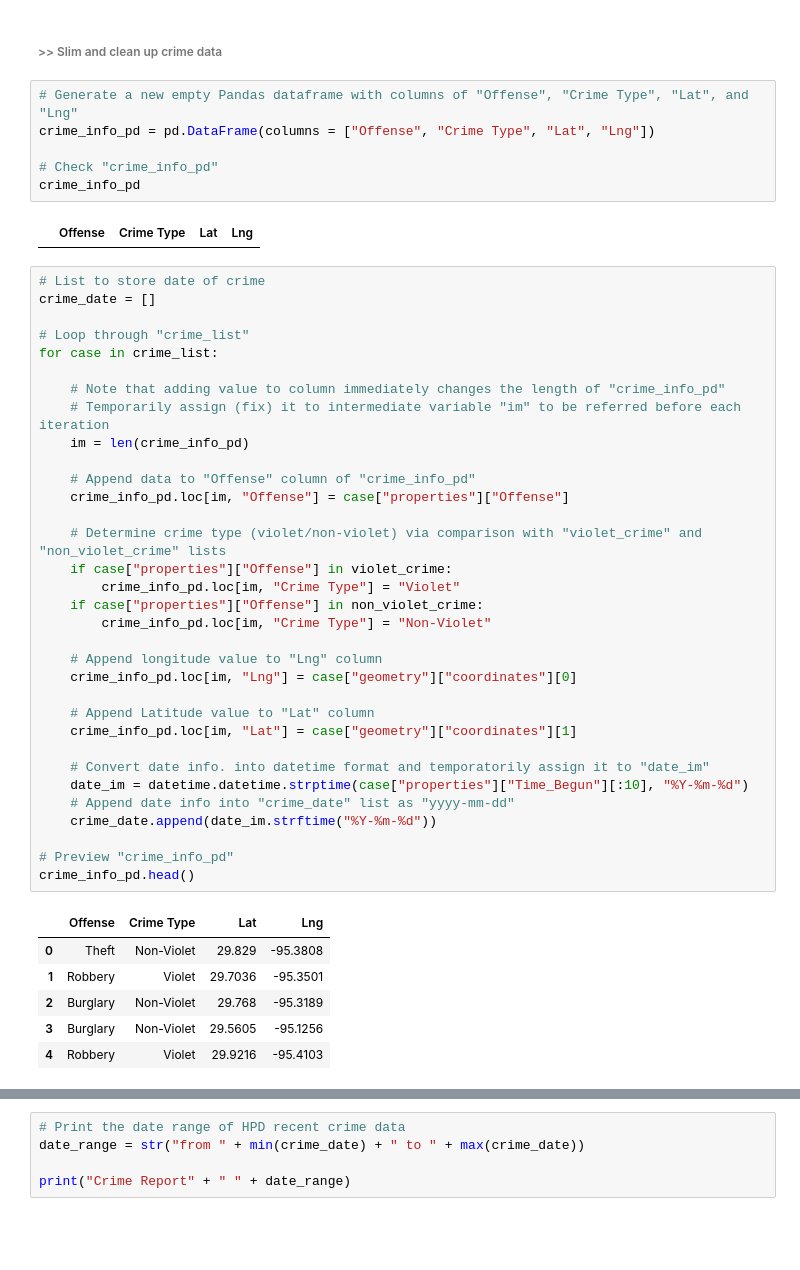
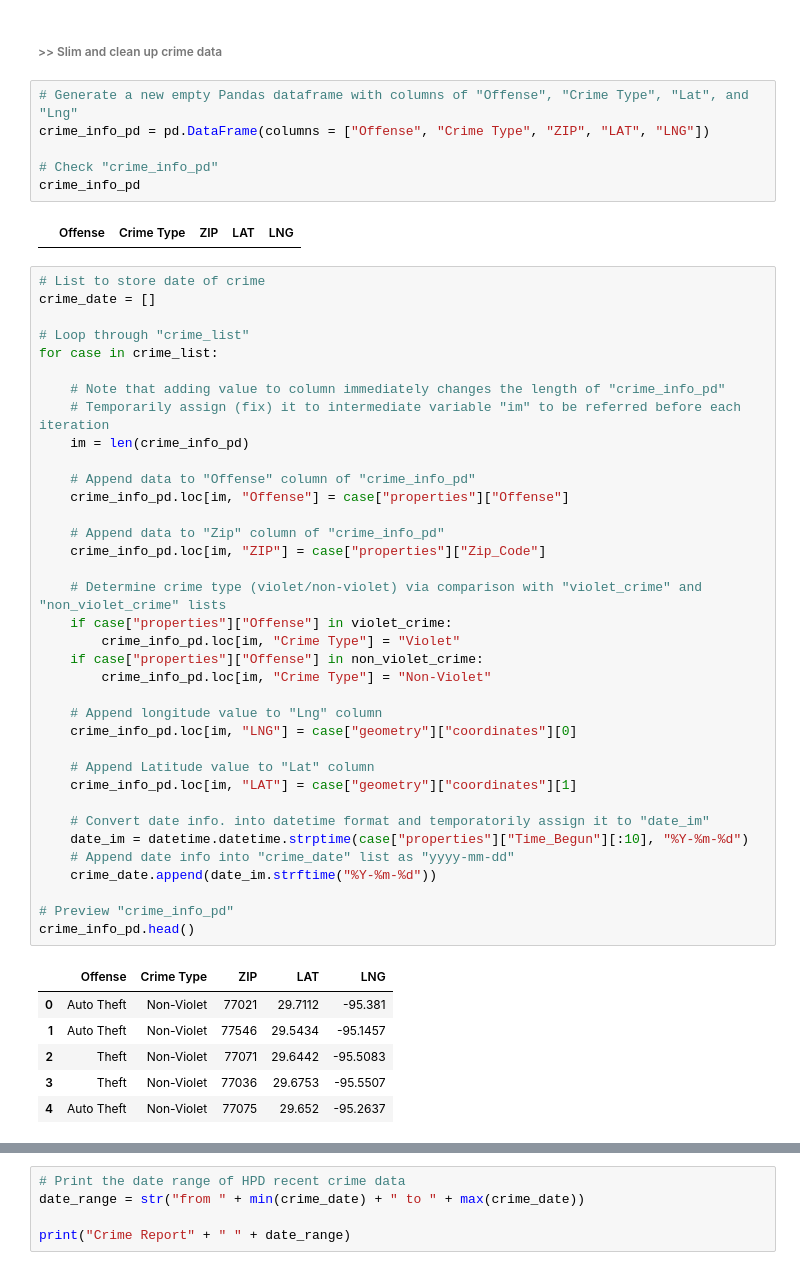
Before and after one commit to Axemen/Houston_Housing, a Jupyter notebook: notebooks/crime_puller.ipynb, the cells around one changed output, grey strips where cells are left out. Drawn from its saved outputs; the diff is of its cells as text; blank space fills up the shorter version.

Commit message:
update Harris County Crime Count data

```diff
--- a/notebooks/crime_puller.ipynb
+++ b/notebooks/crime_puller.ipynb
@@ -113,50 +113,53 @@ non_violet_crime = ["Theft", "Burglary", "Auto Theft"]
 ###### >> Slim and clean up crime data
 # %%
 # Generate a new empty Pandas dataframe with columns of "Offense", "Crime Type", "Lat", and "Lng"
-crime_info_pd = pd.DataFrame(columns = ["Offense", "Crime Type", "Lat", "Lng"])
+crime_info_pd = pd.DataFrame(columns = ["Offense", "Crime Type", "ZIP", "LAT", "LNG"])
 
 # Check "crime_info_pd"
 crime_info_pd
 # %% [output]
-|  | Offense | Crime Type | Lat | Lng |
+|  | Offense | Crime Type | ZIP | LAT | LNG |
 # %%
 # List to store date of crime
 crime_date = []
 
 # Loop through "crime_list"
 for case in crime_list:
 
     # Note that adding value to column immediately changes the length of "crime_info_pd"
     # Temporarily assign (fix) it to intermediate variable "im" to be referred before each iteration
     im = len(crime_info_pd)
 
     # Append data to "Offense" column of "crime_info_pd"
     crime_info_pd.loc[im, "Offense"] = case["properties"]["Offense"]
 
+    # Append data to "Zip" column of "crime_info_pd"
+    crime_info_pd.loc[im, "ZIP"] = case["properties"]["Zip_Code"]
+
     # Determine crime type (violet/non-violet) via comparison with "violet_crime" and "non_violet_crime" lists
     if case["properties"]["Offense"] in violet_crime:
         crime_info_pd.loc[im, "Crime Type"] = "Violet"
     if case["properties"]["Offense"] in non_violet_crime:
         crime_info_pd.loc[im, "Crime Type"] = "Non-Violet"
 
     # Append longitude value to "Lng" column
-    crime_info_pd.loc[im, "Lng"] = case["geometry"]["coordinates"][0]
+    crime_info_pd.loc[im, "LNG"] = case["geometry"]["coordinates"][0]
 
     # Append Latitude value to "Lat" column
-    crime_info_pd.loc[im, "Lat"] = case["geometry"]["coordinates"][1]
+    crime_info_pd.loc[im, "LAT"] = case["geometry"]["coordinates"][1]
 
     # Convert date info. into datetime format and temporatorily assign it to "date_im"
     date_im = datetime.datetime.strptime(case["properties"]["Time_Begun"][:10], "%Y-%m-%d")
     # Append date info into "crime_date" list as "yyyy-mm-dd"
     crime_date.append(date_im.strftime("%Y-%m-%d"))
 
 # Preview "crime_info_pd"
 crime_info_pd.head()
 # %% [output]
-|  | Offense | Crime Type | Lat | Lng |
-| 0 | Theft | Non-Violet | 29.829 | -95.3808 |
-| 1 | Robbery | Violet | 29.7036 | -95.3501 |
-| 2 | Burglary | Non-Violet | 29.768 | -95.3189 |
-| 3 | Burglary | Non-Violet | 29.5605 | -95.1256 |
-| 4 | Robbery | Violet | 29.9216 | -95.4103 |
+|  | Offense | Crime Type | ZIP | LAT | LNG |
+| 0 | Auto Theft | Non-Violet | 77021 | 29.7112 | -95.381 |
+| 1 | Auto Theft | Non-Violet | 77546 | 29.5434 | -95.1457 |
+| 2 | Theft | Non-Violet | 77071 | 29.6442 | -95.5083 |
+| 3 | Theft | Non-Violet | 77036 | 29.6753 | -95.5507 |
+| 4 | Auto Theft | Non-Violet | 77075 | 29.652 | -95.2637 |
 # %%
```
Also changed, not shown: parts of 12 cells of this notebook, 7 other files.
